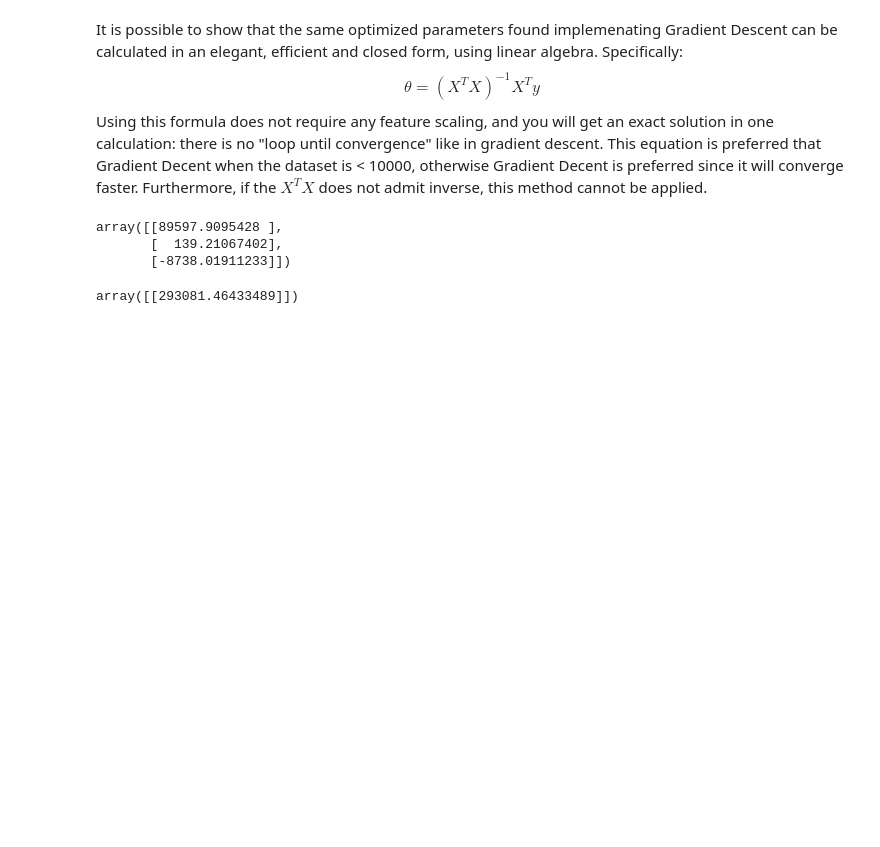
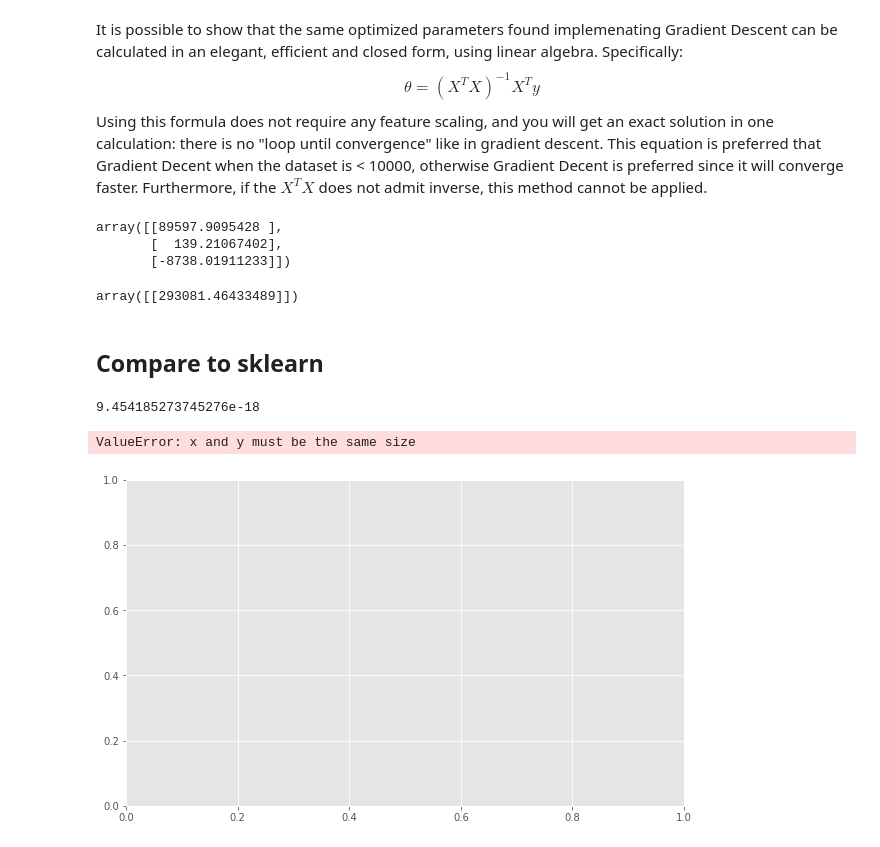
Before and after one commit to Pptr95/machine-learning-AndrewNg, a Jupyter notebook: assignment1/ex1/LinearRegression.ipynb, the cells around one changed output. Saved outputs shown, nothing was run; the diff lists cells and outputs as text; code cells hidden in the pictures; blank space fills up the shorter version.

Commit message:
add comparation between my implementation and sklearn

```diff
--- a/assignment1/ex1/LinearRegression.ipynb
+++ b/assignment1/ex1/LinearRegression.ipynb
@@ -234,3 +233,5 @@ predict = np.array([[1, 1650, 3]])
 np.matmul(predict, theta)
 # %% [output]
 array([[293081.46433489]])
+# %% [markdown]
+## Compare to sklearn
@@ -236,0 +243,34 @@ array([[293081.46433489]])
+# %%
+data = np.loadtxt('ex1data2.txt', delimiter=',')
+X = data[:, 0:2]
+y = data[:, 2]
+y = y.reshape(y.shape[0], 1)
+# %%
+# adding the intercept
+X = np.c_[np.ones(X.shape[0]), X]
+# %%
+# Create linear regression object
+regr = linear_model.LinearRegression()
+
+# Train the model using the training sets
+regr.fit(X, y)
+
+# Make predictions using the testing set
+diabetes_y_pred = regr.predict(X)
+
+#compare sklearn with my implementation using mean_squared_error
+mean_squared_error(np.matmul(X, theta), diabetes_y_pred)
+# %% [output]
+9.454185273745276e-18
+# %%
+# Plot outputs
+plt.scatter(X[], y,  color='black')
+plt.plot(X, diabetes_y_pred, color='blue', linewidth=3)
+
+plt.xticks(())
+plt.yticks(())
+
+plt.show()
+# %% [output]
+ValueError: x and y must be the same size
+[figure, added]
```
Also changed, not shown: parts of 2 cells of this notebook.
